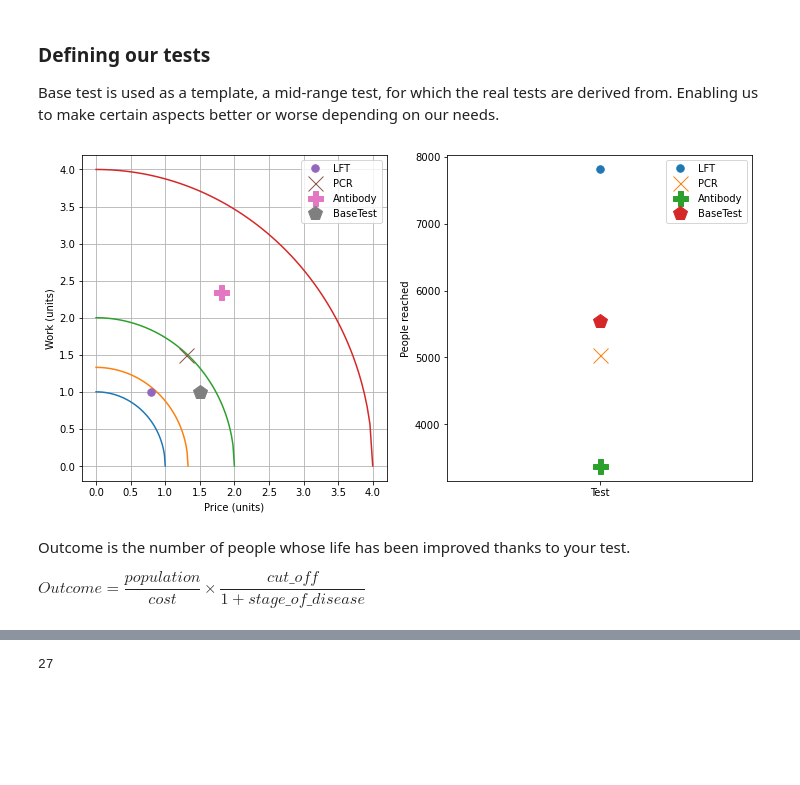
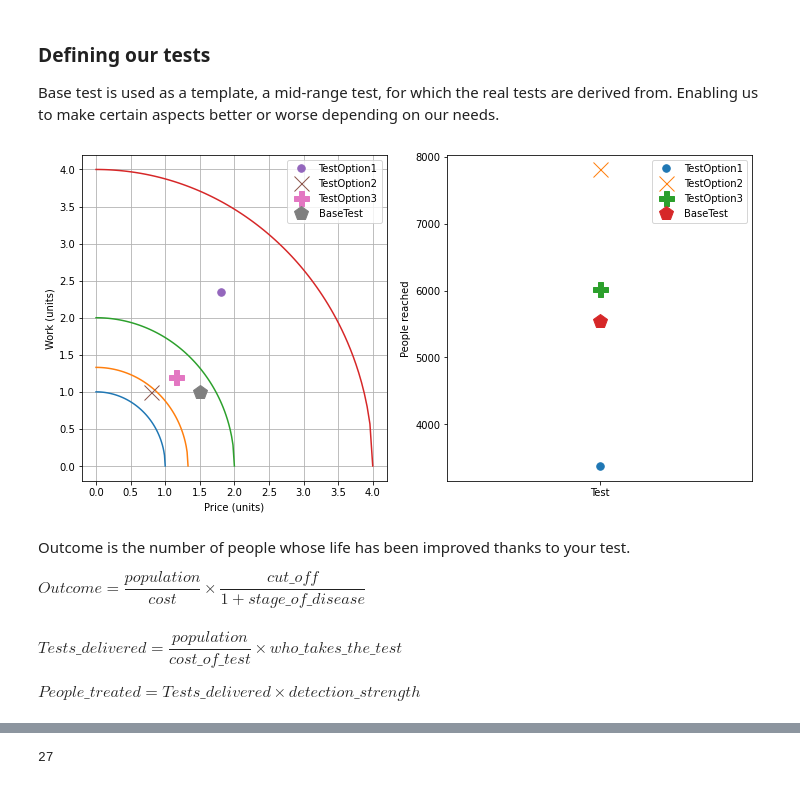
Before and after one commit to CailsCodes/QIB-NSF-2023, a Jupyter notebook: NSF_workbench.ipynb, the cells around one changed output, grey strips where cells are left out. Cells and saved outputs as stored; diff of their text form; code cells hidden in the pictures; blank space fills up the shorter version.

```diff
--- a/NSF_workbench.ipynb
+++ b/NSF_workbench.ipynb
@@ -154,7 +154,18 @@ class BaseTest:
         return np.hypot(cls.price(), cls.work())
 
 
-class LFT(BaseTest):
+class TestOption1(BaseTest):
+    "Blood test"
+    upfront_expense     = 0.9
+    price_per_unit      = 0.9
+
+    steps               = 0.7
+    portability         = 1
+    result_time         = 0.4
+
+
+class TestOption2(BaseTest):
+    "LFT"
     price_per_unit      = 0.3
 
     steps               = 0.1
@@ -163,50 +174,53 @@ class LFT(BaseTest):
     result_time         = 0.1
 
 
-class PCR(BaseTest):
-    upfront_expense     = 0.8
+# class TestOption3(BaseTest):
+#     "DNA test"
+#     upfront_expense     = 0.8
+#     price_per_unit      = 0.5
+
+#     portability         = .6
+#     dev_time            = 0.2
+#     result_time         = 0.3
+#     steps               = 0.4
+
+
+class TestOption3(BaseTest):
+    "DNA test"
+    upfront_expense     = 0.65
     price_per_unit      = 0.5
 
-    portability         = .6
+    portability         = .4
     dev_time            = 0.2
     result_time         = 0.3
-    steps               = 0.4
-
-
-class Antibody(BaseTest):
-    upfront_expense     = 0.9
-    price_per_unit      = 0.9
-
-    steps               = 0.7
-    portability         = 1
-    result_time         = 0.4
+    steps               = 0.3
 # %%
 fig, ax = plt.subplots(ncols=2,figsize=(12,6))
 
 for i in [1, 1.33, 2, 4]: # draw circles
        x = np.linspace(0, i, 100)
        y = get_y_circle(i, x)
        ax[0].plot(x, y)
 
 
-for t, m in zip([LFT, PCR, Antibody, BaseTest], ['.', 'x', 'P', 'p']): # plot tests
+for t, m in zip([TestOption1, TestOption2, TestOption3, BaseTest], ['.', 'x', 'P', 'p']): # plot tests
        x = t.price()
        y = t.work()
        ax[0].plot(x, y, marker=m, markersize=15, label=t.__name__, linestyle='None')
        x = "Test"
        y = population/t.cost()
        ax[1].plot(x,y, marker=m, markersize=15, label=t.__name__, linestyle='None')
 
 
 ax[0].set(xlabel='Price (units)', ylabel='Work (units)', title='')
 ax[1].set(ylabel='People reached', title='')
 ax[0].grid()
 ax[0].legend()
 ax[1].legend()
 plt.show()
 # print(LFT.cost(), PCR.cost(), Antibody.cost())
 # %% [output]
-[figure, old version]
+[figure, new version]
 # %%
 cut_off = { # fraction of people who will be correctly testet tested, adjusted for penalty from including people who don't have disease
     "low"       : .65,
@@ -223,6 +249,10 @@ stage_of_disease = { # fraction of people who need to be retested
 Outcome is the number of people whose life has been improved thanks to your test.
 
 $Outcome = \dfrac{population}{cost} \times \dfrac{cut\_off}{1 + stage\_of\_disease}$
+# %% [markdown]
+$Tests\_delivered = \dfrac{population}{cost\_of\_test} \times who\_takes\_the\_test$
+
+$ People\_treated = Tests\_delivered \times detection\_strength$
 # %%
 def calc_outcome(cost, cutoff, stag_dis):
     f1 = population / cost
```
Also changed, not shown: parts of 11 cells of this notebook.
